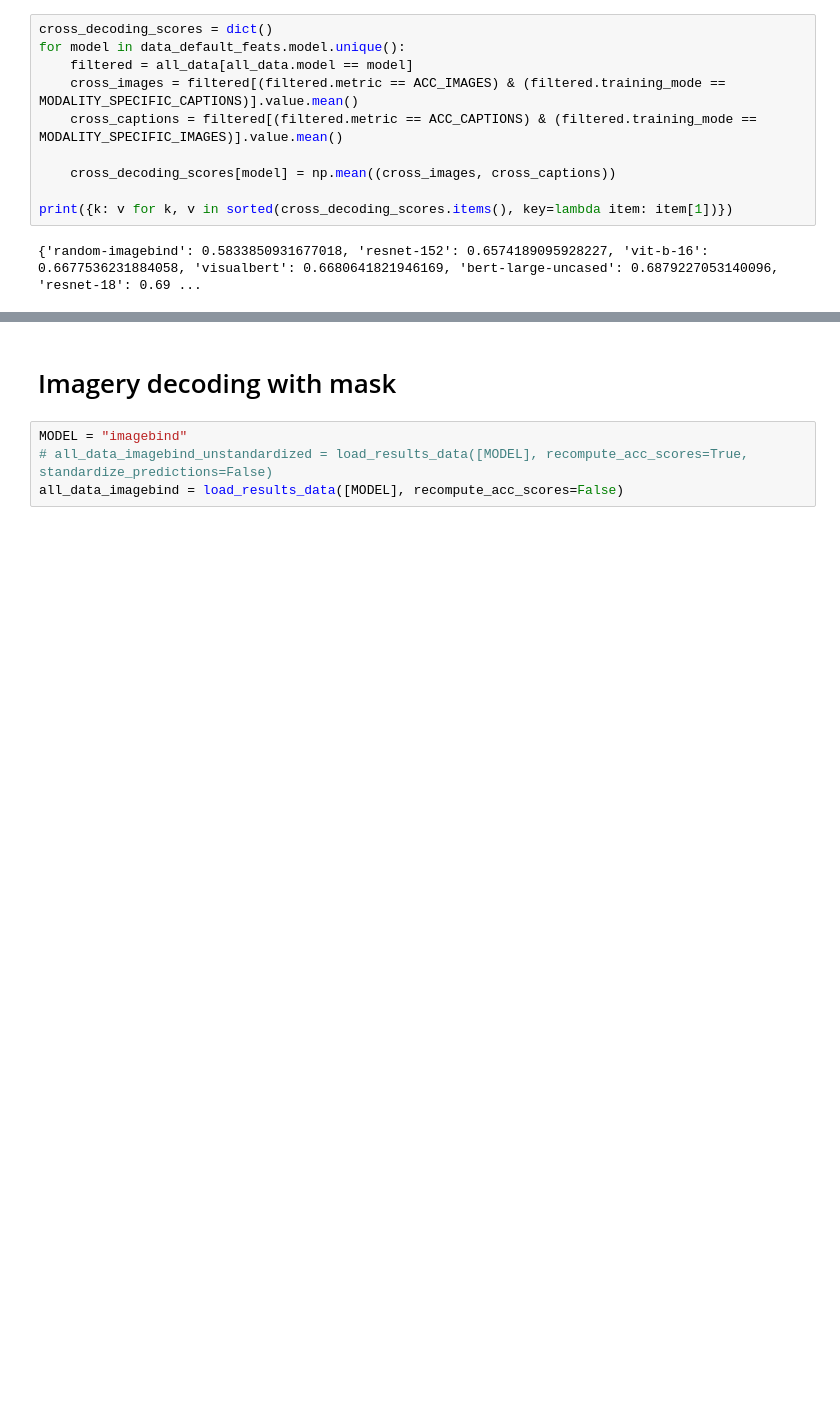
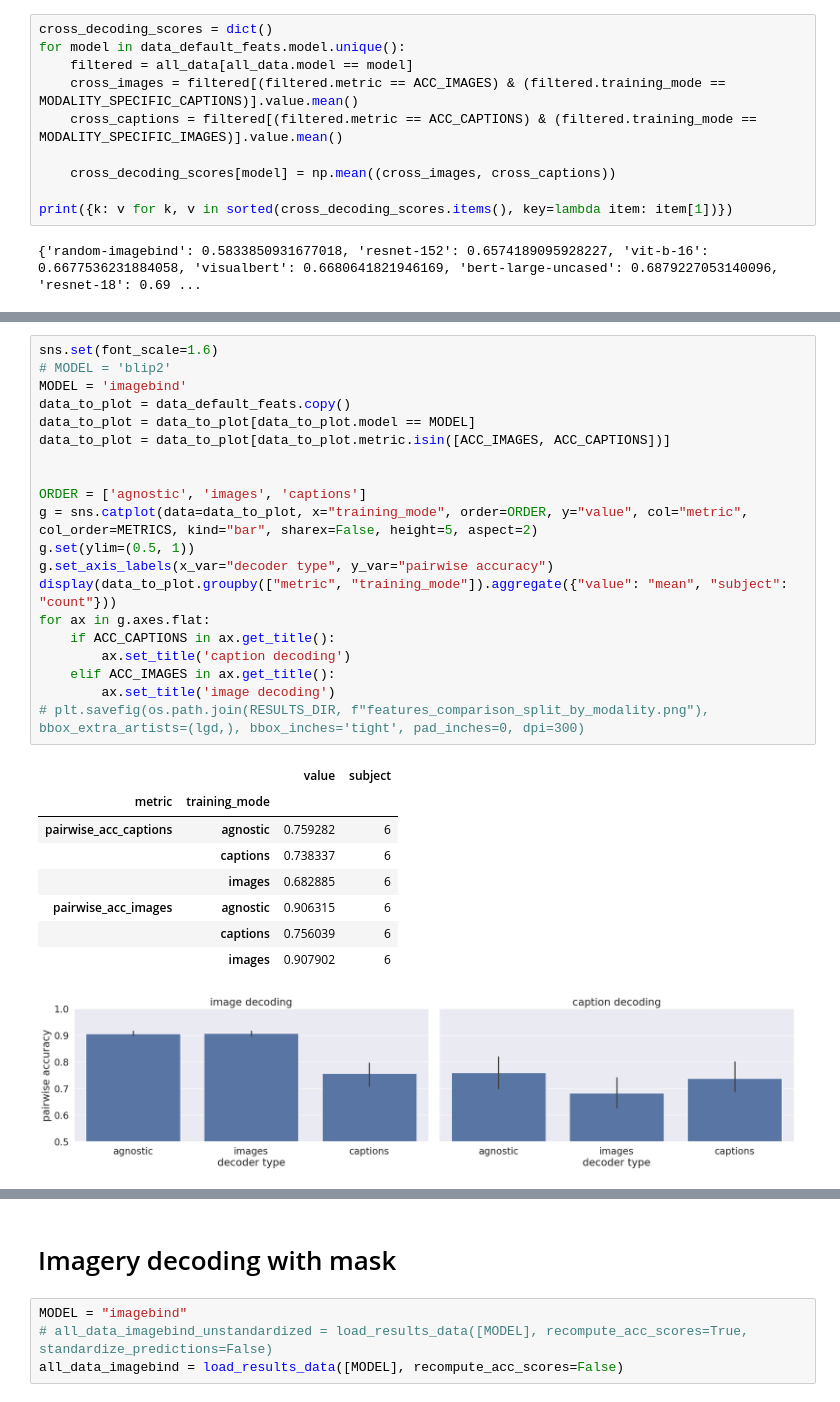
Before and after one commit to mitjanikolaus/multimodal_decoding, a Jupyter notebook: notebooks/modality_agnostic_decoding.ipynb, the cells around one changed output, grey strips where cells are left out. Drawn from its saved outputs; the diff is of its cells as text; blank space fills up the shorter version.

```diff
--- a/notebooks/modality_agnostic_decoding.ipynb
+++ b/notebooks/modality_agnostic_decoding.ipynb
@@ -222,0 +224,30 @@ plt.savefig(os.path.join(RESULTS_DIR, f"features_comparison_split_by_modality_no
+# %%
+sns.set(font_scale=1.6)
+# MODEL = 'blip2'
+MODEL = 'imagebind'
+data_to_plot = data_default_feats.copy()
+data_to_plot = data_to_plot[data_to_plot.model == MODEL]
+data_to_plot = data_to_plot[data_to_plot.metric.isin([ACC_IMAGES, ACC_CAPTIONS])]
+
+
+ORDER = ['agnostic', 'images', 'captions']
+g = sns.catplot(data=data_to_plot, x="training_mode", order=ORDER, y="value", col="metric", col_order=METRICS, kind="bar", sharex=False, height=5, aspect=2)
+g.set(ylim=(0.5, 1))
+g.set_axis_labels(x_var="decoder type", y_var="pairwise accuracy")
+display(data_to_plot.groupby(["metric", "training_mode"]).aggregate({"value": "mean", "subject": "count"}))
+for ax in g.axes.flat:
+    if ACC_CAPTIONS in ax.get_title():
+        ax.set_title('caption decoding')
+    elif ACC_IMAGES in ax.get_title():
+        ax.set_title('image decoding')
+# plt.savefig(os.path.join(RESULTS_DIR, f"features_comparison_split_by_modality.png"), bbox_extra_artists=(lgd,), bbox_inches='tight', pad_inches=0, dpi=300)
+# %% [output]
+|  |  | value | subject |
+| metric | training_mode |  |  |
+| pairwise_acc_captions | agnostic | 0.759282 | 6 |
+|  | captions | 0.738337 | 6 |
+|  | images | 0.682885 | 6 |
+| pairwise_acc_images | agnostic | 0.906315 | 6 |
+|  | captions | 0.756039 | 6 |
+|  | images | 0.907902 | 6 |
+[figure, added]
```
Also changed, not shown: parts of 11 cells of this notebook, 1 other file.
